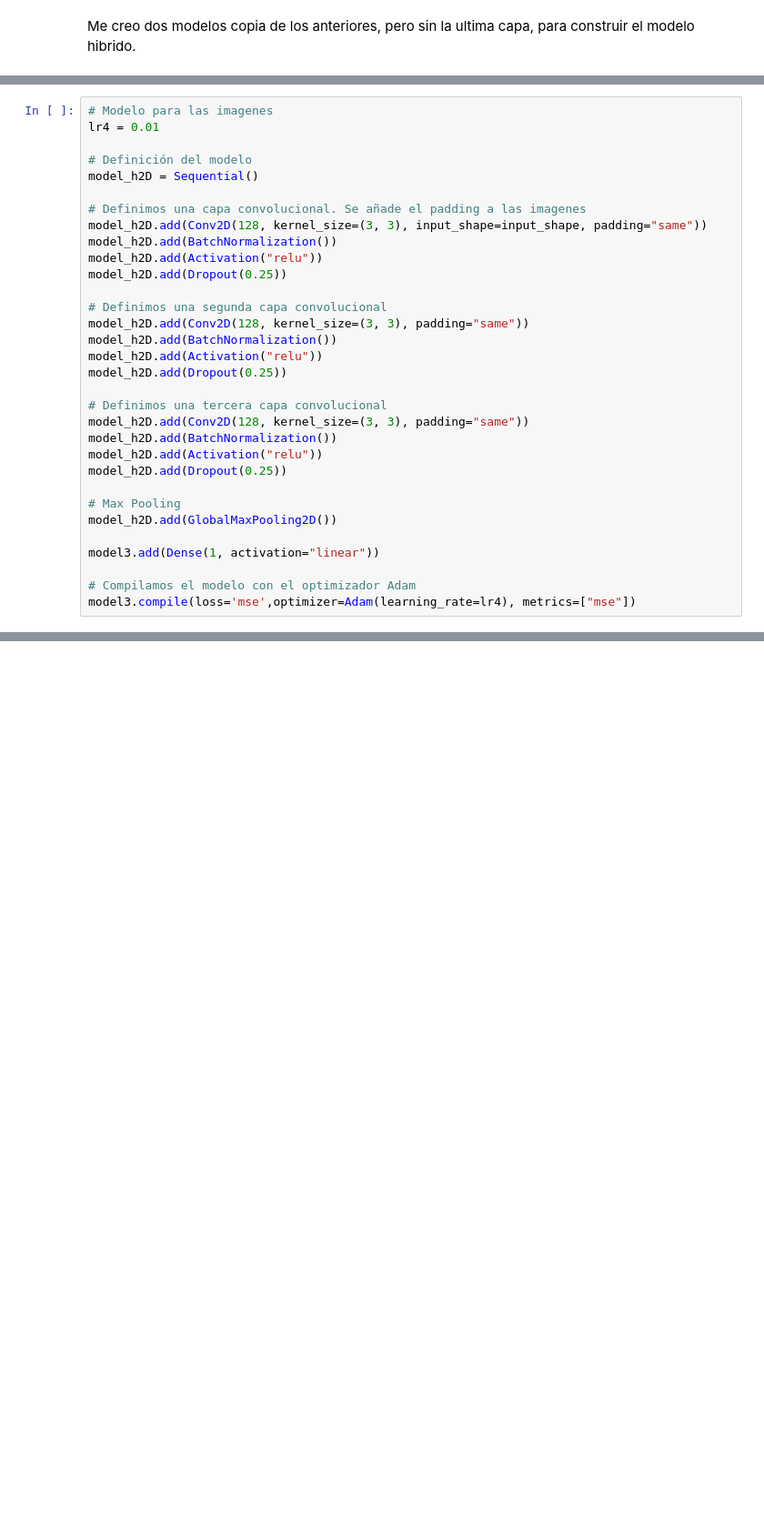
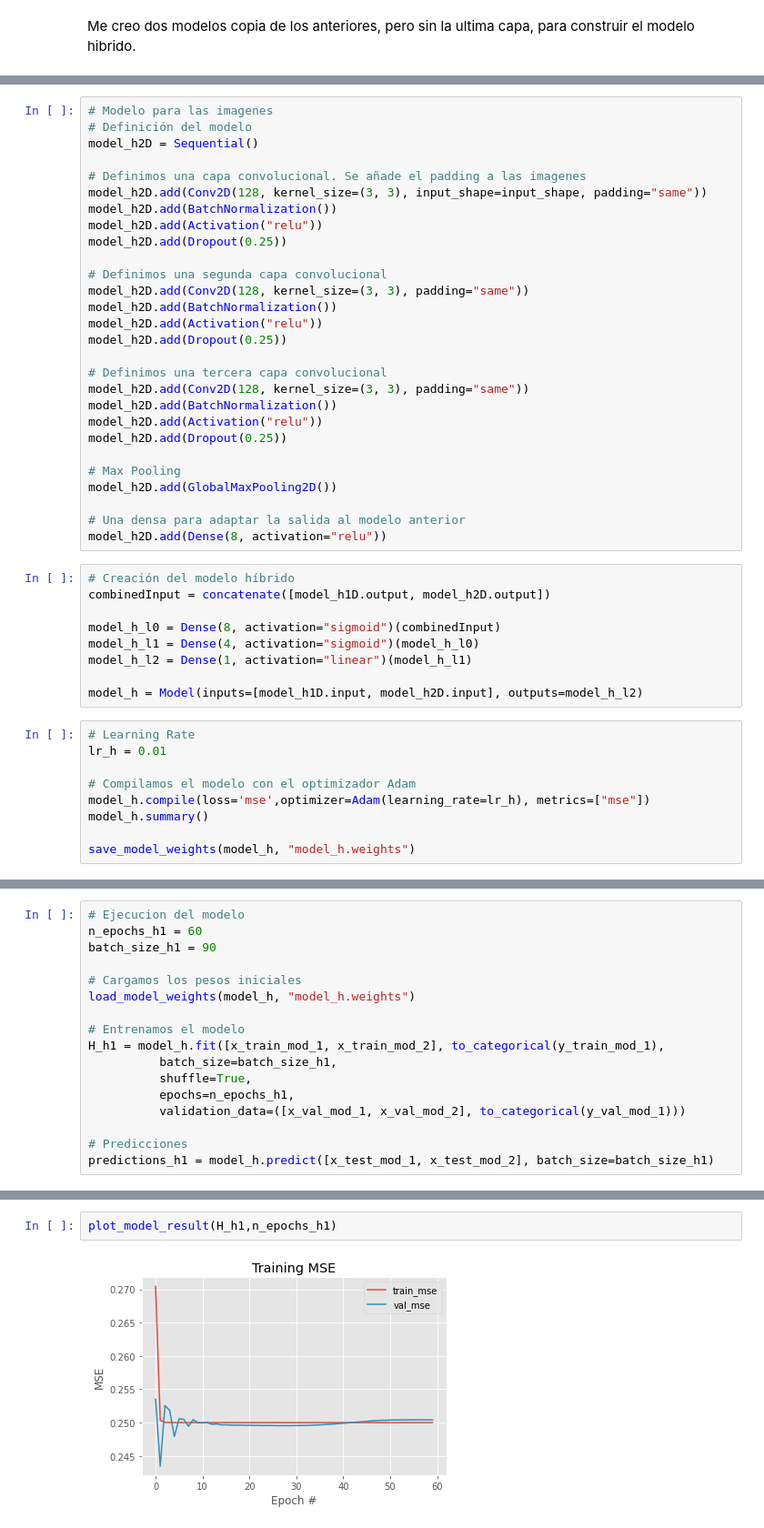
Before and after one commit to Juan1ll0/KCDeepLearning, a Jupyter notebook: Practica_JuanIgnacio_DeepLearning.ipynb, the cells around one changed output, grey strips where cells are left out. Shown at 91% size. Cells and saved outputs as stored; diff of their text form; blank space fills up the shorter version.

Commit message:
Aprosimación con el modelo híbrido

```diff
--- a/Practica_JuanIgnacio_DeepLearning.ipynb
+++ b/Practica_JuanIgnacio_DeepLearning.ipynb
@@ -877,7 +866,5 @@ model_h1D.compile(loss="mse", optimizer=SGD(lr1), metrics=["mse"])  #(X)
 # %%
 # Modelo para las imagenes
-lr4 = 0.01
-
 # Definición del modelo
 model_h2D = Sequential()
 
@@ -902,7 +889,23 @@ model_h2D.add(Dropout(0.25))
 # Max Pooling
 model_h2D.add(GlobalMaxPooling2D())
 
-model3.add(Dense(1, activation="linear"))
-
-# Compilamos el modelo con el optimizador Adam
-model3.compile(loss='mse',optimizer=Adam(learning_rate=lr4), metrics=["mse"])
+# Una densa para adaptar la salida al modelo anterior
+model_h2D.add(Dense(8, activation="relu"))
+# %%
+# Creación del modelo híbrido
+combinedInput = concatenate([model_h1D.output, model_h2D.output])
+
+model_h_l0 = Dense(8, activation="sigmoid")(combinedInput)
+model_h_l1 = Dense(4, activation="sigmoid")(model_h_l0)
+model_h_l2 = Dense(1, activation="linear")(model_h_l1)
+
+model_h = Model(inputs=[model_h1D.input, model_h2D.input], outputs=model_h_l2)
+# %%
+# Learning Rate
+lr_h = 0.01
+
+# Compilamos el modelo con el optimizador Adam
+model_h.compile(loss='mse',optimizer=Adam(learning_rate=lr_h), metrics=["mse"])
+model_h.summary()
+
+save_model_weights(model_h, "model_h.weights")
@@ -908,0 +930,17 @@ model3.compile(loss='mse',optimizer=Adam(learning_rate=lr4), metrics=["mse"])
+# %%
+# Ejecucion del modelo
+n_epochs_h1 = 60
+batch_size_h1 = 90
+
+# Cargamos los pesos iniciales
+load_model_weights(model_h, "model_h.weights")
+
+# Entrenamos el modelo
+H_h1 = model_h.fit([x_train_mod_1, x_train_mod_2], to_categorical(y_train_mod_1),
+          batch_size=batch_size_h1,
+          shuffle=True,
+          epochs=n_epochs_h1,
+          validation_data=([x_val_mod_1, x_val_mod_2], to_categorical(y_val_mod_1)))
+
+# Predicciones
+predictions_h1 = model_h.predict([x_test_mod_1, x_test_mod_2], batch_size=batch_size_h1)
@@ -908,0 +973,4 @@ model3.compile(loss='mse',optimizer=Adam(learning_rate=lr4), metrics=["mse"])
+# %%
+plot_model_result(H_h1,n_epochs_h1)
+# %% [output]
+[figure, added]
```
Also changed, not shown: parts of 24 cells of this notebook.
